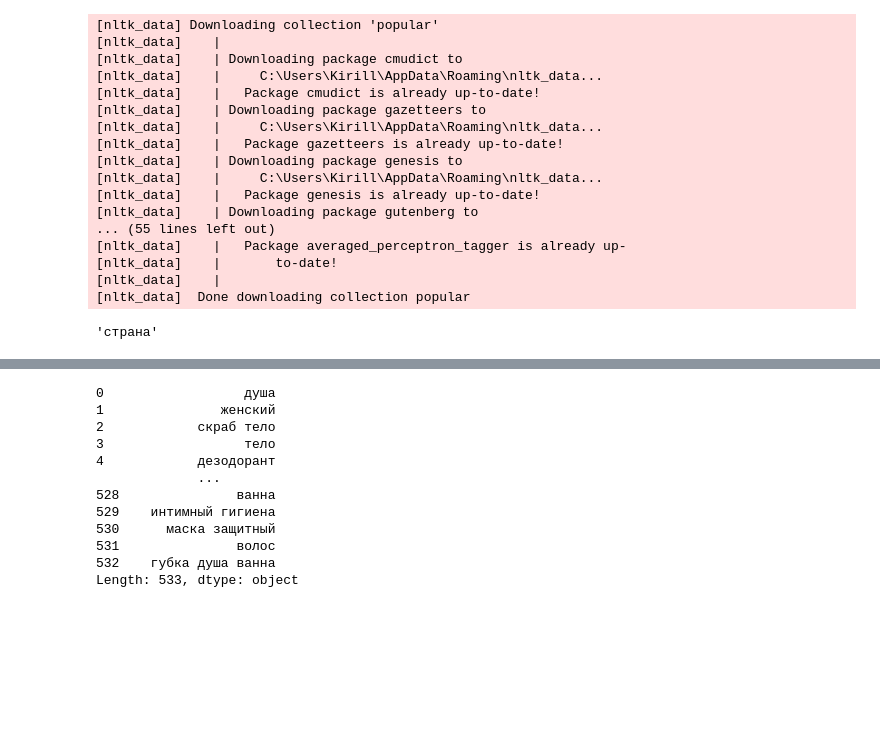
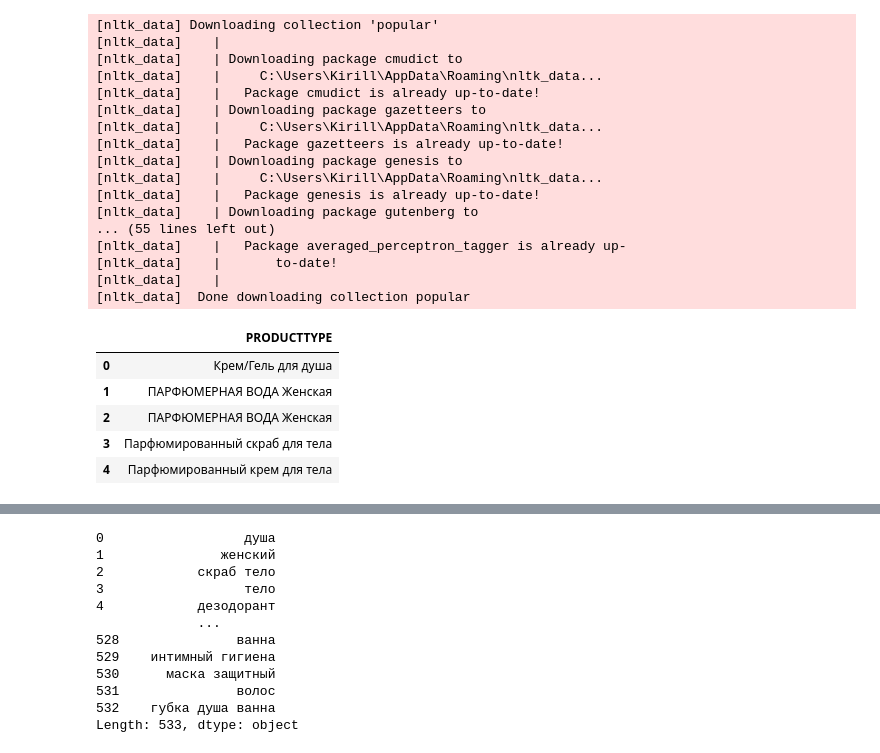
Before and after one commit to JacKira/MastersDegree, a Jupyter notebook: ProductsGrouping/Clustering.ipynb, the cells around one changed output, grey strips where cells are left out. Cells and saved outputs as stored; diff of their text form; code cells hidden in the pictures; blank space fills up the shorter version.

```diff
--- a/ProductsGrouping/Clustering.ipynb
+++ b/ProductsGrouping/Clustering.ipynb
@@ -61,7 +62,12 @@ stop_w_3 = stop_words + ['парфюмерный', 'парфюмировать',
 [nltk_data]    |       to-date!
 [nltk_data]    |
 [nltk_data]  Done downloading collection popular
-# %%
-morph.parse('страной')[0].normal_form
-# %% [output]
-'страна'
+# %%
+df.head()
+# %% [output]
+|  | PRODUCTTYPE |
+| 0 | Крем/Гель для душа |
+| 1 | ПАРФЮМЕРНАЯ ВОДА Женская |
+| 2 | ПАРФЮМЕРНАЯ ВОДА Женская |
+| 3 | Парфюмированный скраб для тела |
+| 4 | Парфюмированный крем для тела |
```
Also changed, not shown: parts of 6 cells of this notebook, 14 other files.
